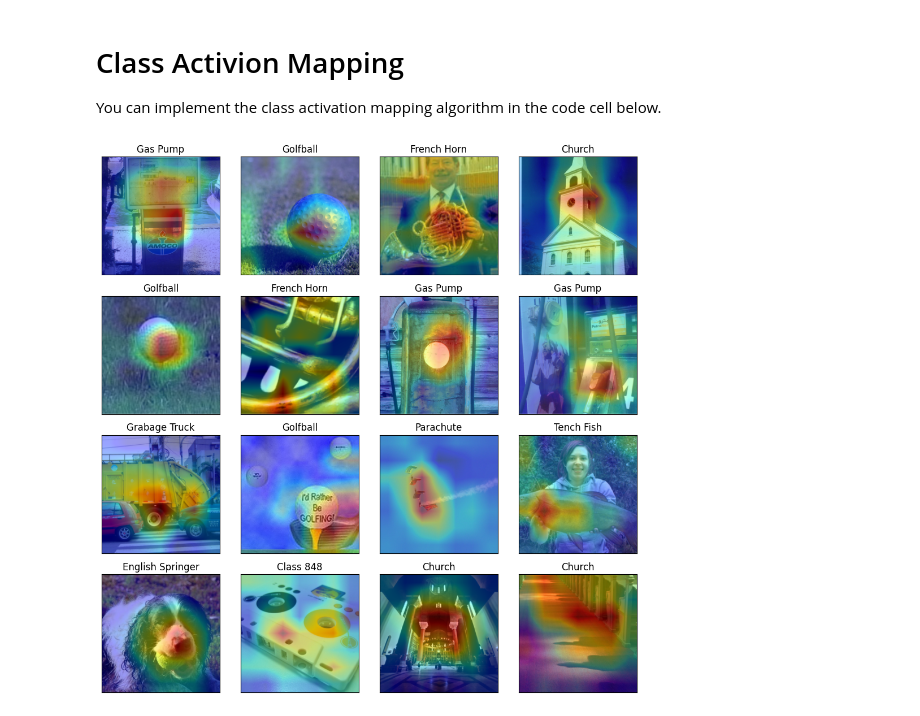
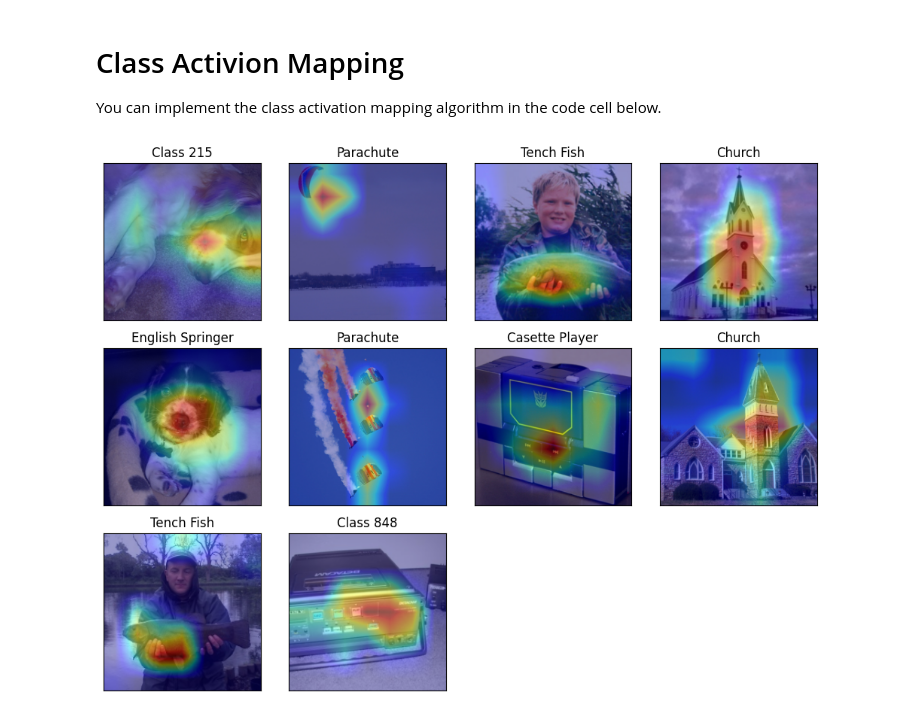
Before and after one commit to tonyscan6003/CE5021_AY2526_group2, a Jupyter notebook: Assignment_3_student.ipynb, the cells around one changed output. Drawn from its saved outputs; the diff is of its cells as text; code cells hidden in the pictures.

```diff
--- a/Assignment_3_student.ipynb
+++ b/Assignment_3_student.ipynb
@@ -214,7 +214,7 @@ model.eval()
 
 # Iterate over the data_loader to produce a few examples
 for i, (image, true_label) in enumerate(data_loader):
-    if i >= 16:  # Limit to 16 examples for display
+    if i >= 10:  # Limit to 10 examples for display
         break
 
     # Get model outputs
@@ -237,34 +237,37 @@ for i, (image, true_label) in enumerate(data_loader):
     # Then reshape to (7, 7)
     class_act_map = torch.matmul(classifier_weights, features.squeeze(0).view(features.shape[1], -1))
     class_act_map = class_act_map.reshape(features.shape[2], features.shape[3])
+
+    # Apply ReLU
+    class_act_map = F.relu(class_act_map)
 
     # Upsample the CAM to the original image size (HW_trg x HW_trg)
     # CAM is (7, 7), needs to be (1, 1, H, W) for F.interpolate
     act_map_us = F.interpolate(class_act_map.unsqueeze(0).unsqueeze(0), # Add batch and channel dimensions
                                size=(HW_trg, HW_trg),
                                mode='bilinear',
                                align_corners=False).squeeze() # Remove extra dimensions
 
     # Normalize the CAM to values between 0 and 1
     # Add a small epsilon to avoid division by zero if max and min are the same
     cam_min = act_map_us.min()
     cam_max = act_map_us.max()
     act_map_us_normalized = (act_map_us - cam_min) / (cam_max - cam_min + 1e-8)
     act_map_us_normalized = act_map_us_normalized.detach().cpu().numpy()
 
     # Plotting
     # unnormalize_image function expects image tensor [1, C, H, W], returns [H, W, C]
     original_img_display = unnormalize_image(image.clone(), mean, std)
 
     # Get label name for the predicted class
     predicted_label_name = imagenette_dict.get(predicted_class_idx.item(), f"Class {predicted_class_idx.item()}")
 
     ax = fig.add_subplot(4, 4, i + 1, xticks=[], yticks=[])
     ax.title.set_text(predicted_label_name)
     ax.imshow(original_img_display.cpu().numpy())  # Display original unnormalized image
     ax.imshow(act_map_us_normalized, cmap=plt.cm.jet, alpha=0.4) # Overlay CAM
 
 plt.tight_layout() # Adjust layout to prevent overlapping titles/labels
 plt.show()
 # %% [output]
-[figure, old version]
+[figure, new version]
```
Also changed, not shown: parts of 5 cells of this notebook.
